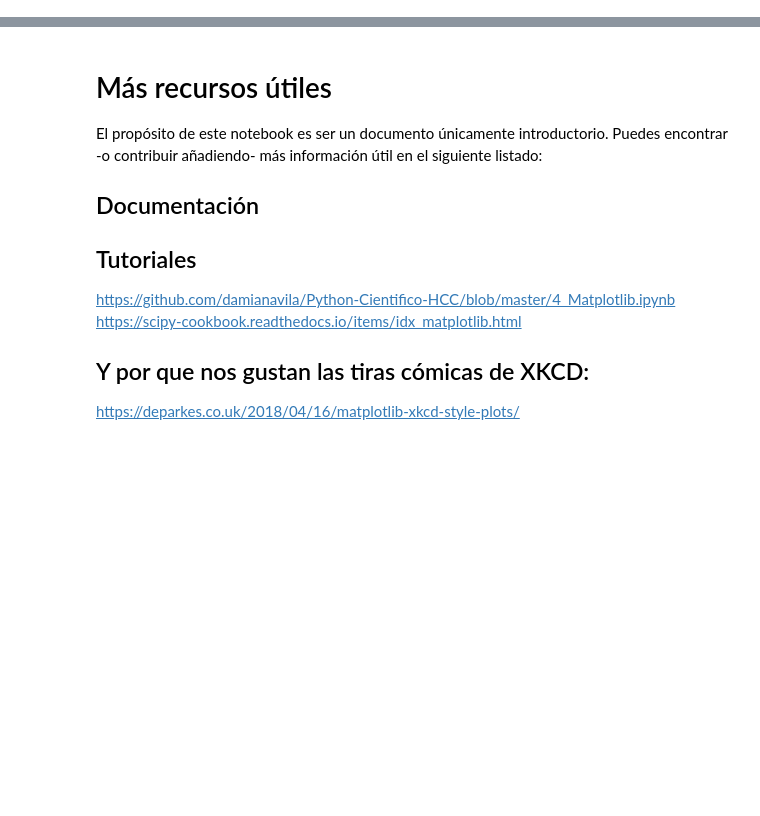
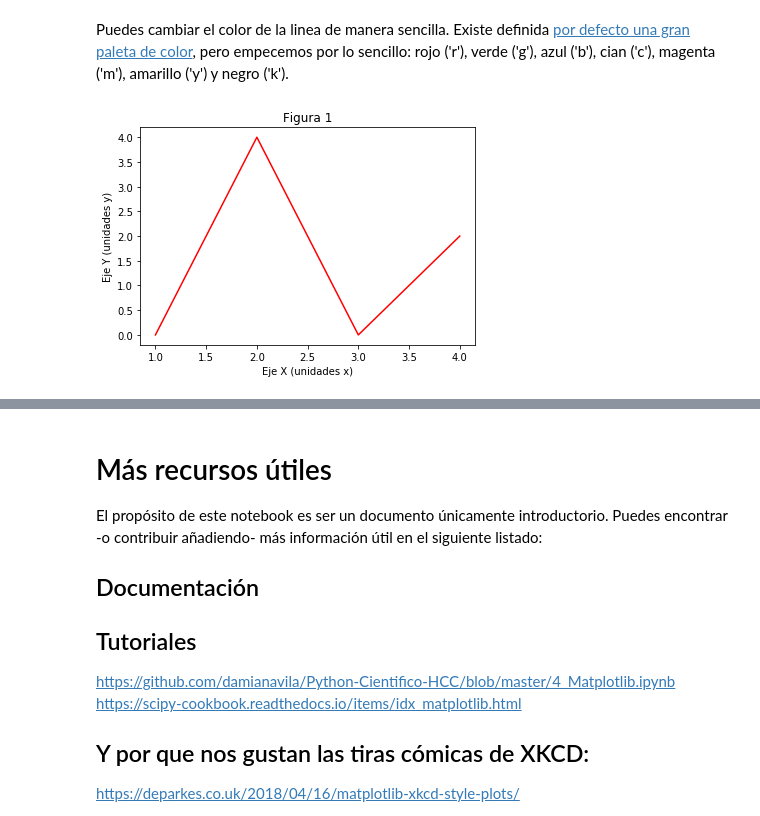
Before and after one commit to uibcdf/Academia, a Jupyter notebook: Python/Matplotlib.ipynb, the cells around one changed output, grey strips where cells are left out. Drawn from its saved outputs; the diff is of its cells as text; code cells hidden in the pictures; blank space fills up the shorter version.

Commit message:
pequeño avance en Matplotlib

```diff
--- a/Python/Matplotlib.ipynb
+++ b/Python/Matplotlib.ipynb
@@ -24,0 +66,10 @@ conda install -c conda-forge matplotlib
+# %% [markdown]
+Puedes cambiar el color de la linea de manera sencilla. Existe definida [por defecto una gran paleta de color](https://matplotlib.org/gallery/color/named_colors.html), pero empecemos por lo sencillo: rojo ('r'), verde ('g'), azul ('b'), cian ('c'), magenta ('m'), amarillo ('y') y negro ('k').
+# %%
+plt.plot(puntos_x, puntos_y, color = 'r')
+plt.title("Figura 1")
+plt.xlabel("Eje X (unidades x)")
+plt.ylabel("Eje Y (unidades y)")
+plt.show()
+# %% [output]
+[figure, added]
```
Also changed, not shown: parts of 22 cells of this notebook, 2 other files.
